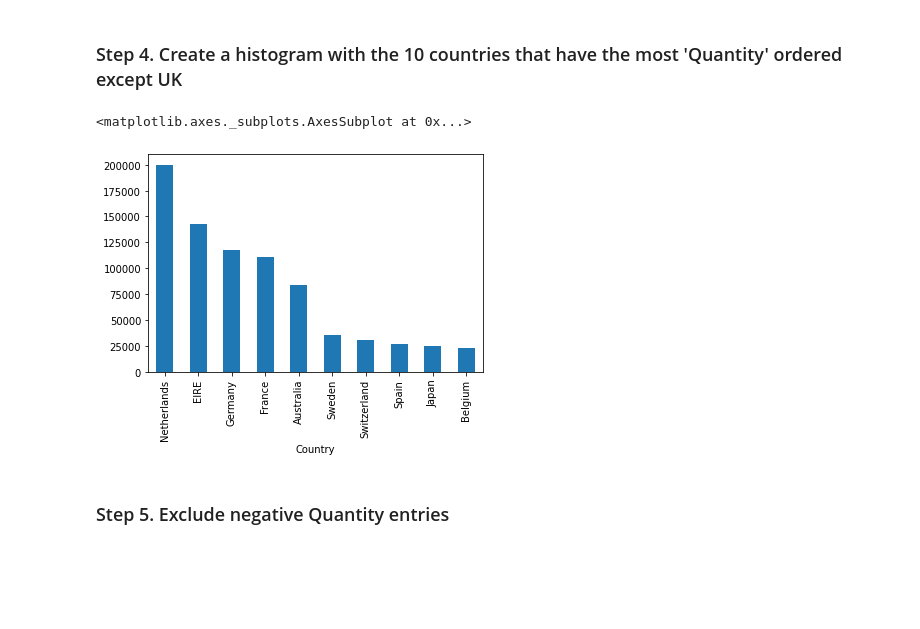
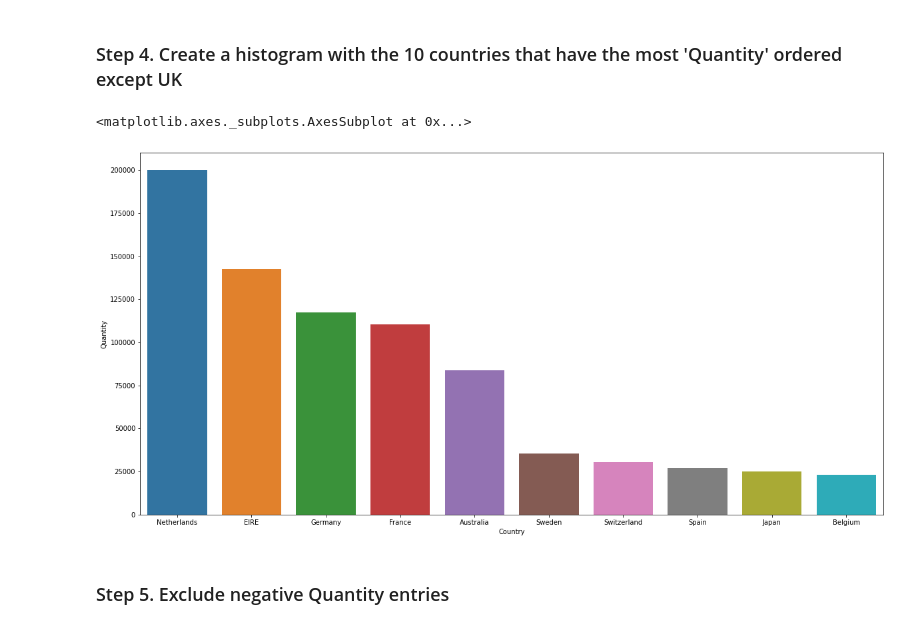
Before and after one commit to GustavoFortti/data-science-studies, a Jupyter notebook: Pandas Exercices/07_Visualization/Online_Retail/Exercises.ipynb, the cells around one changed output. Saved outputs shown, nothing was run; the diff lists cells and outputs as text; code cells hidden in the pictures; blank space fills up the shorter version.

```diff
--- a/Pandas Exercices/07_Visualization/Online_Retail/Exercises.ipynb
+++ b/Pandas Exercices/07_Visualization/Online_Retail/Exercises.ipynb
@@ -28,12 +29,15 @@ online_rt.head()
 | 4 | 536365 | 84029E | RED WOOLLY HOTTIE WHITE HEART. | 6 | 12/1/10 8:26 | 3.39 | 17850.0 | United Kingdom |
 # %% [markdown]
 ### Step 4. Create a histogram with the 10 countries that have the most 'Quantity' ordered except UK
-# %%
-df = online_rt.groupby('Country').sum().Quantity.sort_values(ascending=False)[1:11]
-df.plot(kind='bar')
-# %% [output]
-<matplotlib.axes._subplots.AxesSubplot at 0x...>
-[figure, removed]
+# %%
+Quant_per_country = online_rt.groupby('Country').sum().Quantity.sort_values(ascending=False)[1:11]
+Quant_per_country = pd.DataFrame(Quant_per_country)
+Quant_per_country['Country'] = Quant_per_country.index
+plt.figure(figsize=(20,10))
+sns.barplot(x="Country", y="Quantity", data=Quant_per_country)
+# %% [output]
+<matplotlib.axes._subplots.AxesSubplot at 0x...>
+[figure, added]
 # %% [markdown]
 ### Step 5.  Exclude negative Quantity entries
 # %%
```
Also changed, not shown: parts of 7 cells of this notebook.
